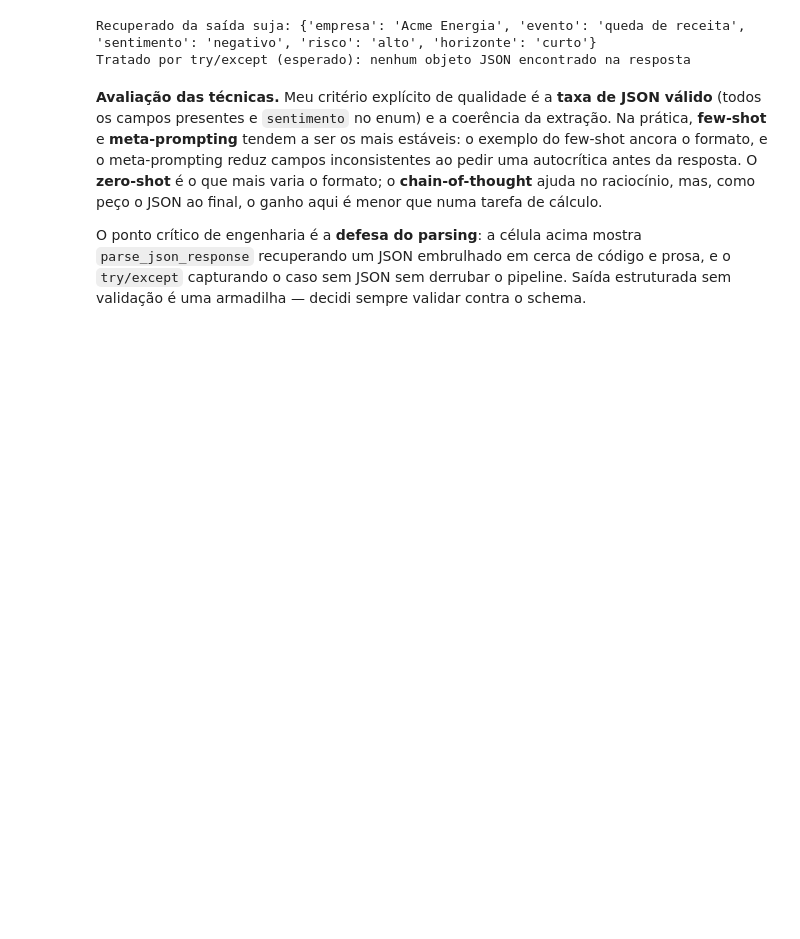
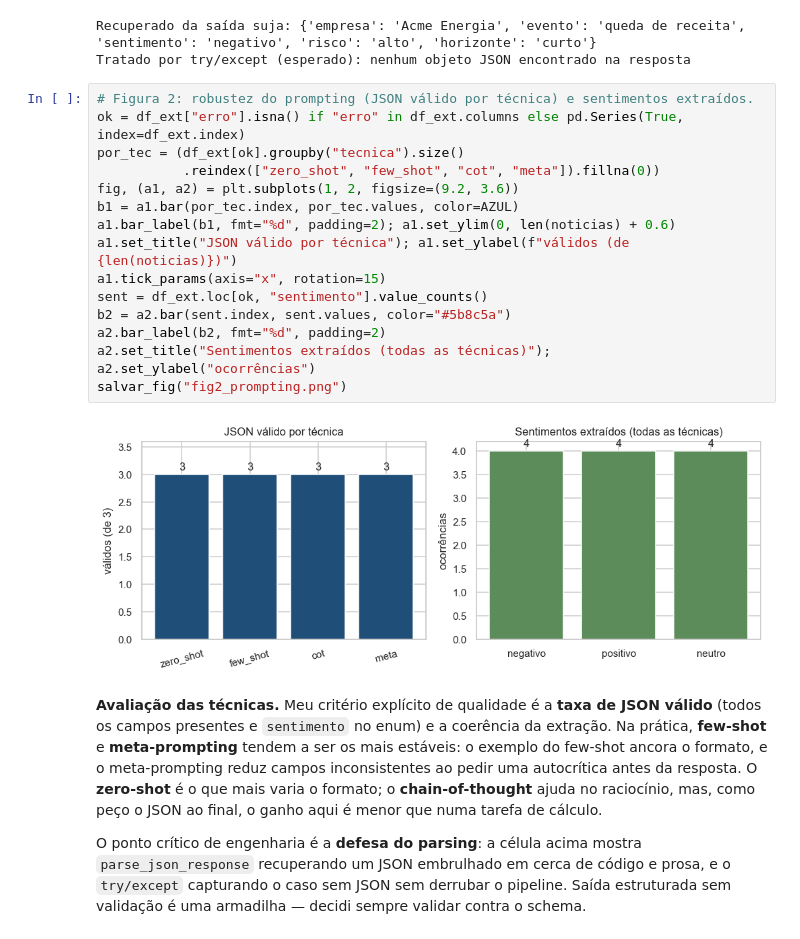
Before and after one commit to fabioffigueiredo/pd-sc-finrag, a Jupyter notebook: notebooks/FinRAG_Pipeline.ipynb, the cells around one changed output. Drawn from its saved outputs; the diff is of its cells as text; blank space fills up the shorter version.

```diff
--- a/notebooks/FinRAG_Pipeline.ipynb
+++ b/notebooks/FinRAG_Pipeline.ipynb
@@ -190,6 +216,23 @@ except ValueError as e:
 # %% [output]
 Recuperado da saída suja: {'empresa': 'Acme Energia', 'evento': 'queda de receita', 'sentimento': 'negativo', 'risco': 'alto', 'horizonte': 'curto'}
 Tratado por try/except (esperado): nenhum objeto JSON encontrado na resposta
+# %%
+# Figura 2: robustez do prompting (JSON válido por técnica) e sentimentos extraídos.
+ok = df_ext["erro"].isna() if "erro" in df_ext.columns else pd.Series(True, index=df_ext.index)
+por_tec = (df_ext[ok].groupby("tecnica").size()
+           .reindex(["zero_shot", "few_shot", "cot", "meta"]).fillna(0))
+fig, (a1, a2) = plt.subplots(1, 2, figsize=(9.2, 3.6))
+b1 = a1.bar(por_tec.index, por_tec.values, color=AZUL)
+a1.bar_label(b1, fmt="%d", padding=2); a1.set_ylim(0, len(noticias) + 0.6)
+a1.set_title("JSON válido por técnica"); a1.set_ylabel(f"válidos (de {len(noticias)})")
+a1.tick_params(axis="x", rotation=15)
+sent = df_ext.loc[ok, "sentimento"].value_counts()
+b2 = a2.bar(sent.index, sent.values, color="#5b8c5a")
+a2.bar_label(b2, fmt="%d", padding=2)
+a2.set_title("Sentimentos extraídos (todas as técnicas)"); a2.set_ylabel("ocorrências")
+salvar_fig("fig2_prompting.png")
+# %% [output]
+[figure, added]
 # %% [markdown]
 **Avaliação das técnicas.** Meu critério explícito de qualidade é a **taxa de
 JSON válido** (todos os campos presentes e `sentimento` no enum) e a coerência da
```
Also changed, not shown: parts of 6 cells of this notebook, 8 other files.
